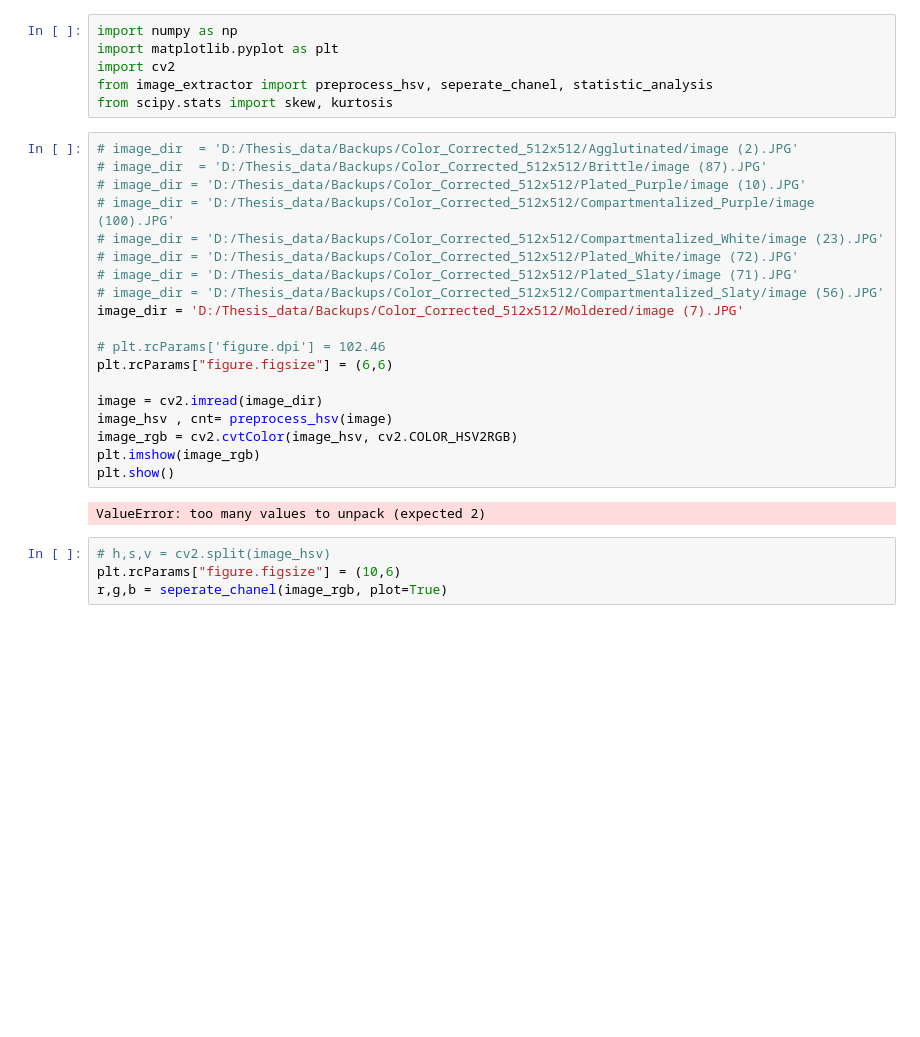
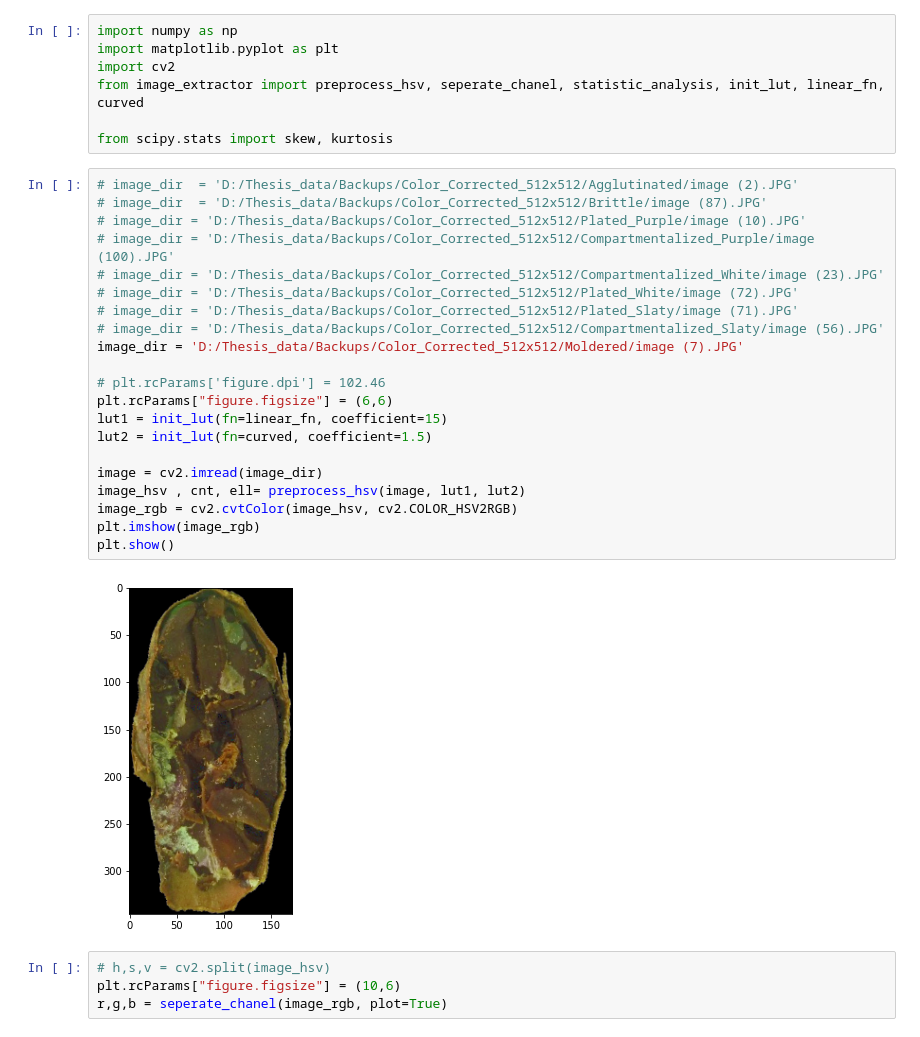
Before and after one commit to quanglochuynh/thesis2022, a Jupyter notebook: The_new_thesis_approach/moldered_test.ipynb, the cells around one changed output. Cells and saved outputs as stored; diff of their text form; blank space fills up the shorter version.

```diff
--- a/The_new_thesis_approach/moldered_test.ipynb
+++ b/The_new_thesis_approach/moldered_test.ipynb
@@ -2,29 +2,32 @@
 import numpy as np
 import matplotlib.pyplot as plt
 import cv2
-from image_extractor import preprocess_hsv, seperate_chanel, statistic_analysis
+from image_extractor import preprocess_hsv, seperate_chanel, statistic_analysis, init_lut, linear_fn, curved
+
 from scipy.stats import skew, kurtosis
 # %%
 # image_dir  = 'D:/Thesis_data/Backups/Color_Corrected_512x512/Agglutinated/image (2).JPG'
 # image_dir  = 'D:/Thesis_data/Backups/Color_Corrected_512x512/Brittle/image (87).JPG'
 # image_dir = 'D:/Thesis_data/Backups/Color_Corrected_512x512/Plated_Purple/image (10).JPG'
 # image_dir = 'D:/Thesis_data/Backups/Color_Corrected_512x512/Compartmentalized_Purple/image (100).JPG'
 # image_dir = 'D:/Thesis_data/Backups/Color_Corrected_512x512/Compartmentalized_White/image (23).JPG'
 # image_dir = 'D:/Thesis_data/Backups/Color_Corrected_512x512/Plated_White/image (72).JPG'
 # image_dir = 'D:/Thesis_data/Backups/Color_Corrected_512x512/Plated_Slaty/image (71).JPG'
 # image_dir = 'D:/Thesis_data/Backups/Color_Corrected_512x512/Compartmentalized_Slaty/image (56).JPG'
 image_dir = 'D:/Thesis_data/Backups/Color_Corrected_512x512/Moldered/image (7).JPG'
 
 # plt.rcParams['figure.dpi'] = 102.46
 plt.rcParams["figure.figsize"] = (6,6)
+lut1 = init_lut(fn=linear_fn, coefficient=15)
+lut2 = init_lut(fn=curved, coefficient=1.5)
 
 image = cv2.imread(image_dir)
-image_hsv , cnt= preprocess_hsv(image)
+image_hsv , cnt, ell= preprocess_hsv(image, lut1, lut2)
 image_rgb = cv2.cvtColor(image_hsv, cv2.COLOR_HSV2RGB)
 plt.imshow(image_rgb)
 plt.show()
 # %% [output]
-ValueError: too many values to unpack (expected 2)
+[figure, added]
 # %%
 # h,s,v = cv2.split(image_hsv)
 plt.rcParams["figure.figsize"] = (10,6)
```
Also changed, not shown: parts of 2 cells of this notebook, 5 other files.
